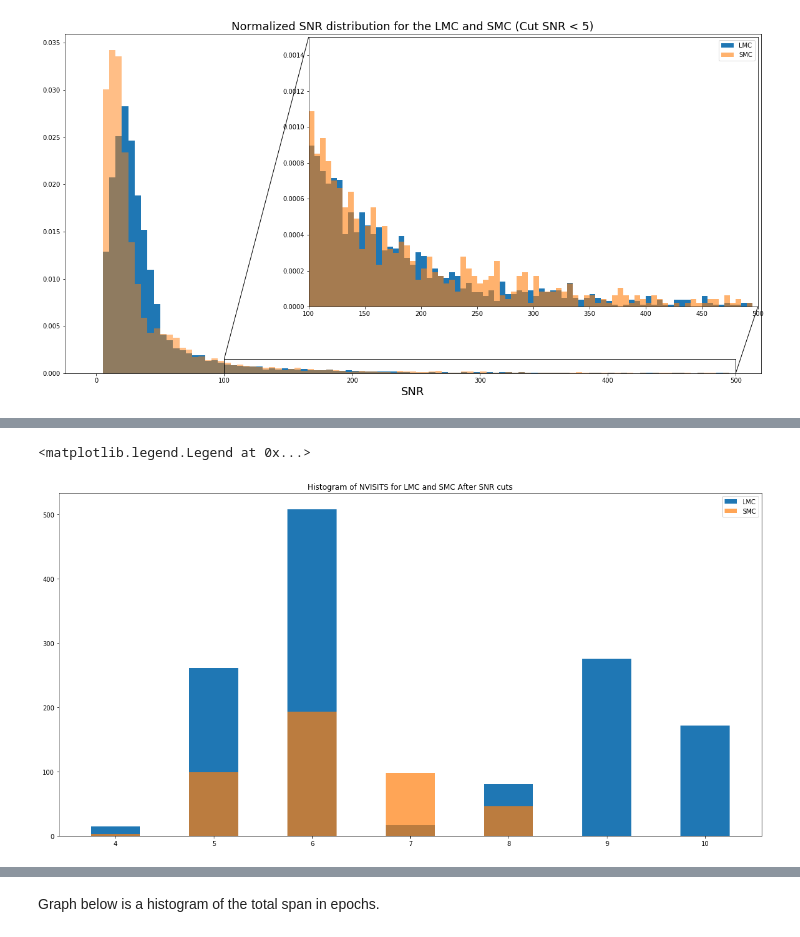
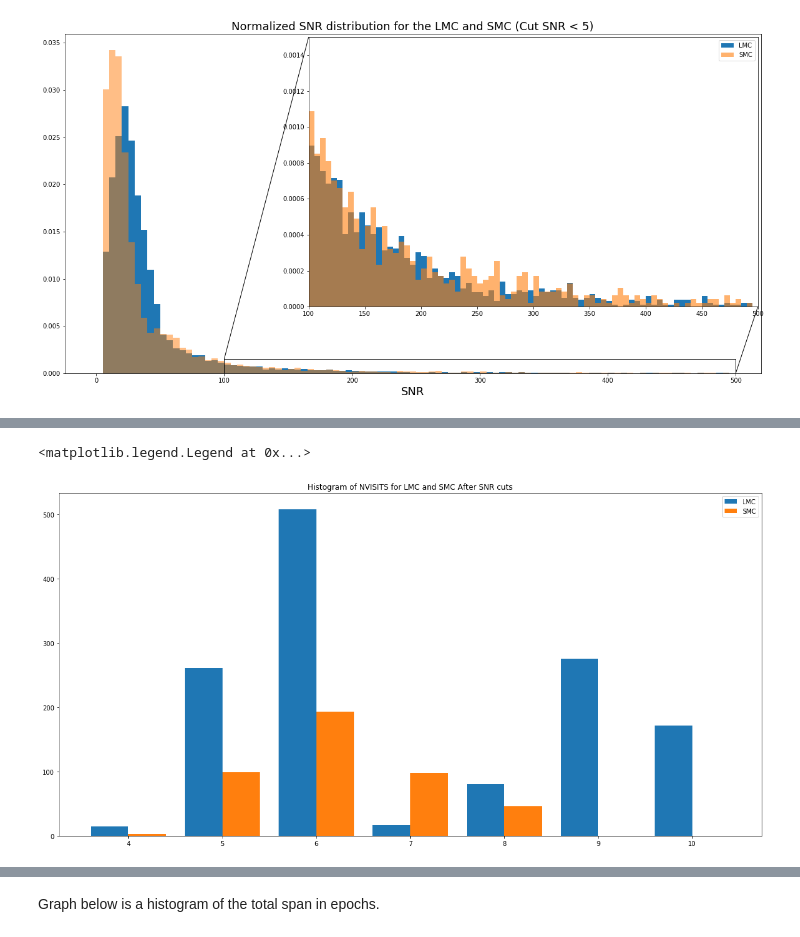
Before and after one commit to CodyDBrown/Binary-Search, a Jupyter notebook: Error Plots.ipynb, the cells around one changed output, grey strips where cells are left out. Cells and saved outputs as stored; diff of their text form; code cells hidden in the pictures.

Commit message:
Add files via upload
Updated Error Plots. Added some stuff with LOGG and jitter. I'm guessing the reason the acceptance rate for the LMC is so low is that the jitter is substantially larger

```diff
--- a/Error Plots.ipynb
+++ b/Error Plots.ipynb
@@ -146,11 +149,12 @@ for n in AllAvg_SMC_5['RADIALV']:
 # %%
 plt.figure(figsize = (20,10))
 plt.title('Histogram of NVISITS for LMC and SMC After SNR cuts')
-plt.hist(my_nvisits_lmc, bins = range(4,12), rwidth=0.5,
-         align = 'left', label = 'LMC')
-plt.hist(my_nvisits_smc, bins = range(4,12), rwidth=0.5,
-         align = 'left', alpha = 0.7, label = 'SMC')
+#plt.hist(my_nvisits_lmc, bins = range(4,12), rwidth=0.5,
+#         align = 'left', label = 'LMC', stacked = False)
+#plt.hist(my_nvisits_smc, bins = range(4,12), rwidth=0.5,
+#         align = 'left', alpha = 0.7, label = 'SMC',stacked = False)
+plt.hist([my_nvisits_lmc, my_nvisits_smc], bins = range(4,12), label = ['LMC', 'SMC'], align = 'left')
 plt.legend()
 # %% [output]
 <matplotlib.legend.Legend at 0x...>
-[figure, old version]
+[figure, new version]
```
Also changed, not shown: parts of 16 cells of this notebook.
